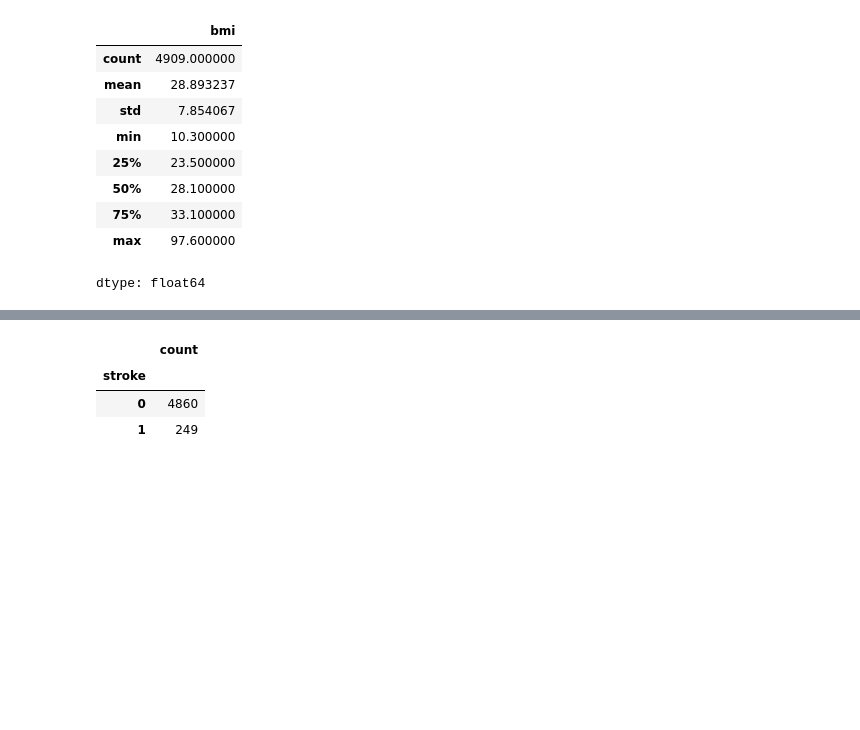
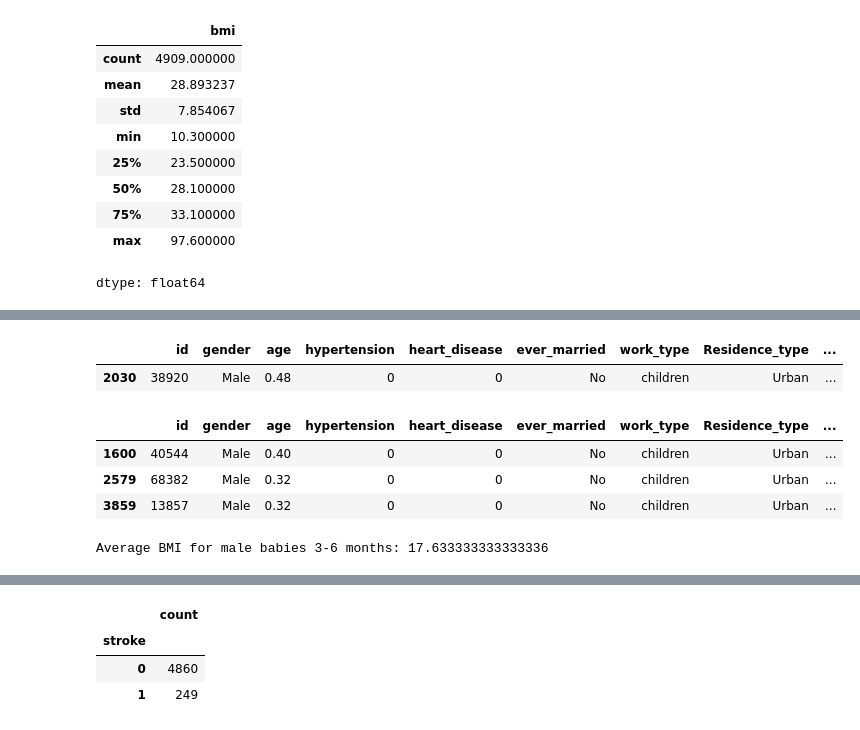
Before and after one commit to kellykhalil23/Stroke-Prediction, a Jupyter notebook: Stroke.ipynb, the cells around one changed output, grey strips where cells are left out. Cells and saved outputs as stored; diff of their text form; code cells hidden in the pictures; blank space fills up the shorter version.

```diff
--- a/Stroke.ipynb
+++ b/Stroke.ipynb
@@ -321,2 +325,33 @@ df_new['bmi'].describe()
 | max | 97.600000 |
 dtype: float64
+# %%
+df_new[df_new['bmi'].isna()]
+# %% [output]
+|  | id | gender | age | hypertension | heart_disease | ever_married | work_type | Residence_type | ... |
+| 2030 | 38920 | Male | 0.48 | 0 | 0 | No | children | Urban | ... |
+# %%
+df_new[
+    (df_new['gender'] == 'Male') &
+    (df_new['age'] >= 0.25) &
+    (df_new['age'] <= 0.5) &
+    (df_new['bmi'].notna())
+]
+# %% [output]
+|  | id | gender | age | hypertension | heart_disease | ever_married | work_type | Residence_type | ... |
+| 1600 | 40544 | Male | 0.40 | 0 | 0 | No | children | Urban | ... |
+| 2579 | 68382 | Male | 0.32 | 0 | 0 | No | children | Urban | ... |
+| 3859 | 13857 | Male | 0.32 | 0 | 0 | No | children | Urban | ... |
+# %%
+# Calculate mean BMI for male babies between 3 to 6 months
+kids_bmi_avg = df_new[
+    (df_new['gender'] == 'Male') &
+    (df_new['age'] >= 0.25) &
+    (df_new['age'] <= 0.5) &
+    (df_new['bmi'].notna())
+]['bmi'].mean()
+
+print("Average BMI for male babies 3-6 months:", kids_bmi_avg)
+
+df_new.loc[df_new['id'] == 38920, 'bmi'] = kids_bmi_avg
+# %% [output]
+Average BMI for male babies 3-6 months: 17.633333333333336
```
Also changed, not shown: parts of 7 cells of this notebook.
